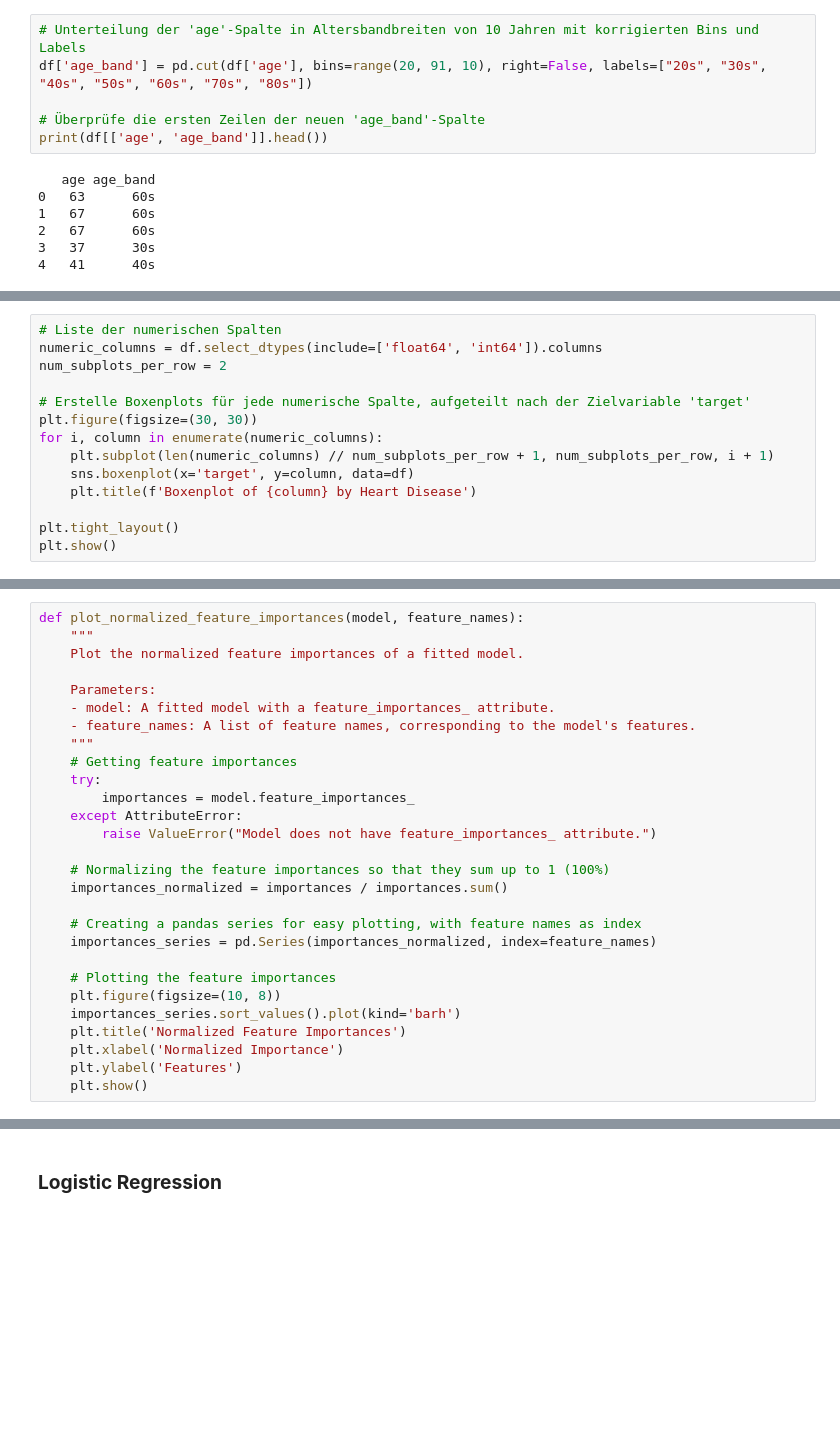
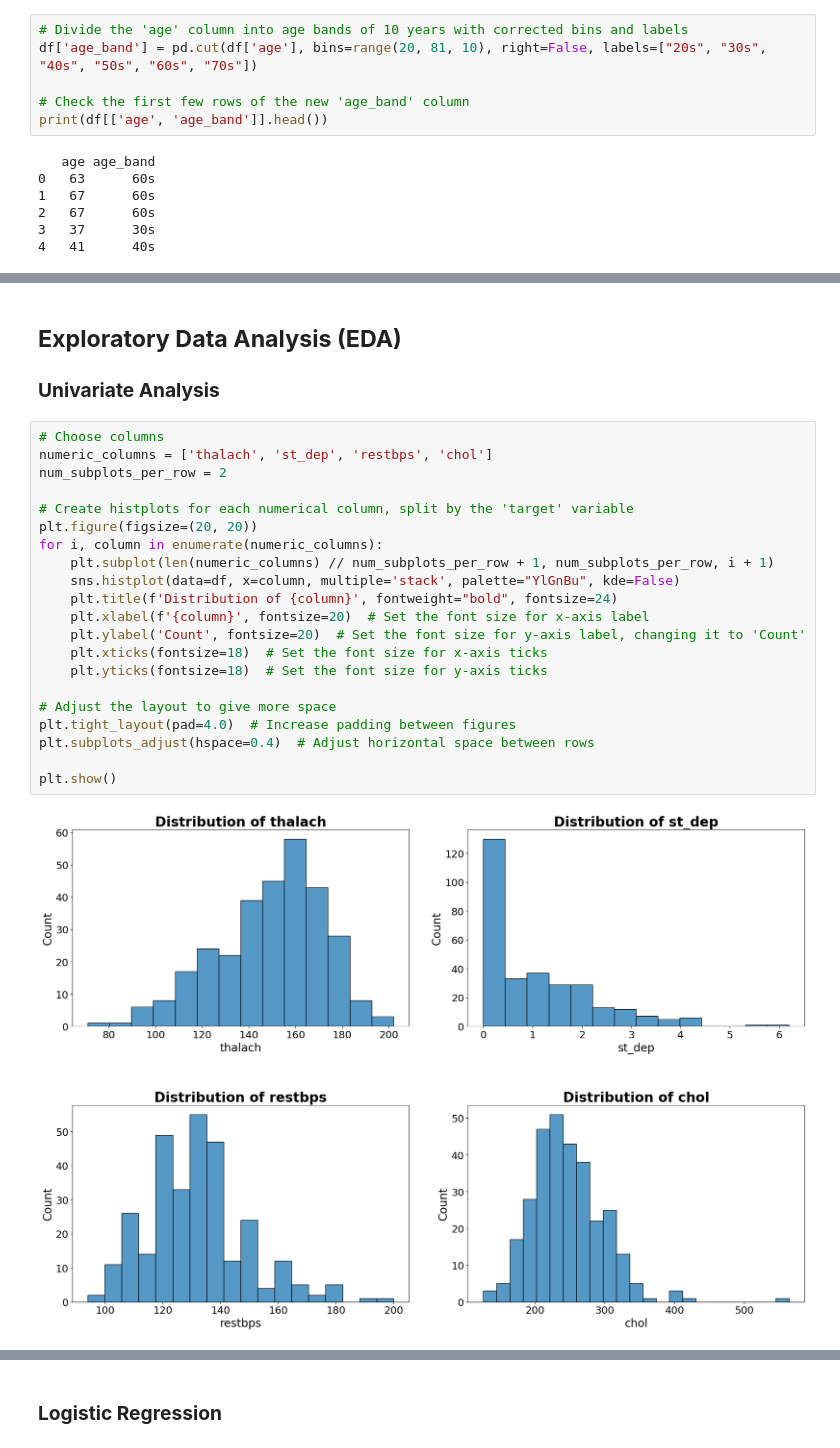
Before and after one commit to jenst1234/Data_Science_Portfolio, a Jupyter notebook: Heart Disease Prediction/notebooks/heart_disease_prediction.ipynb, the cells around one changed output, grey strips where cells are left out. Cells and saved outputs as stored; diff of their text form; blank space fills up the shorter version.

```diff
--- a/Heart Disease Prediction/notebooks/heart_disease_prediction.ipynb
+++ b/Heart Disease Prediction/notebooks/heart_disease_prediction.ipynb
@@ -150,8 +183,8 @@ array([0, 1], dtype=int64)
 # %%
-# Unterteilung der 'age'-Spalte in Altersbandbreiten von 10 Jahren mit korrigierten Bins und Labels
-df['age_band'] = pd.cut(df['age'], bins=range(20, 91, 10), right=False, labels=["20s", "30s", "40s", "50s", "60s", "70s", "80s"])
+# Divide the 'age' column into age bands of 10 years with corrected bins and labels
+df['age_band'] = pd.cut(df['age'], bins=range(20, 81, 10), right=False, labels=["20s", "30s", "40s", "50s", "60s", "70s"])
 
-# Überprüfe die ersten Zeilen der neuen 'age_band'-Spalte
+# Check the first few rows of the new 'age_band' column
 print(df[['age', 'age_band']].head())
 # %% [output]
    age age_band
@@ -319,14 +278,0 @@ plt.show()
-# %%
-# Liste der numerischen Spalten
-numeric_columns = df.select_dtypes(include=['float64', 'int64']).columns
-num_subplots_per_row = 2
-
-# Erstelle Boxenplots für jede numerische Spalte, aufgeteilt nach der Zielvariable 'target'
-plt.figure(figsize=(30, 30))
-for i, column in enumerate(numeric_columns):
-    plt.subplot(len(numeric_columns) // num_subplots_per_row + 1, num_subplots_per_row, i + 1)
-    sns.boxenplot(x='target', y=column, data=df)
-    plt.title(f'Boxenplot of {column} by Heart Disease')
-
-plt.tight_layout()
-plt.show()
@@ -520,28 +279,26 @@ def print_metrics(y_true, y_pred, model_name, store_metrics=True):
-# %%
-def plot_normalized_feature_importances(model, feature_names):
-    """
-    Plot the normalized feature importances of a fitted model.
-
-    Parameters:
-    - model: A fitted model with a feature_importances_ attribute.
-    - feature_names: A list of feature names, corresponding to the model's features.
-    """
-    # Getting feature importances
-    try:
-        importances = model.feature_importances_
-    except AttributeError:
-        raise ValueError("Model does not have feature_importances_ attribute.")
-
-    # Normalizing the feature importances so that they sum up to 1 (100%)
-    importances_normalized = importances / importances.sum()
-
-    # Creating a pandas series for easy plotting, with feature names as index
-    importances_series = pd.Series(importances_normalized, index=feature_names)
-
-    # Plotting the feature importances
-    plt.figure(figsize=(10, 8))
-    importances_series.sort_values().plot(kind='barh')
-    plt.title('Normalized Feature Importances')
-    plt.xlabel('Normalized Importance')
-    plt.ylabel('Features')
-    plt.show()
+# %% [markdown]
+## **Exploratory Data Analysis (EDA)**
+### **Univariate Analysis**
+# %%
+# Choose columns
+numeric_columns = ['thalach', 'st_dep', 'restbps', 'chol']
+num_subplots_per_row = 2
+
+# Create histplots for each numerical column, split by the 'target' variable
+plt.figure(figsize=(20, 20))
+for i, column in enumerate(numeric_columns):
+    plt.subplot(len(numeric_columns) // num_subplots_per_row + 1, num_subplots_per_row, i + 1)
+    sns.histplot(data=df, x=column, multiple='stack', palette="YlGnBu", kde=False)
+    plt.title(f'Distribution of {column}', fontweight="bold", fontsize=24)
+    plt.xlabel(f'{column}', fontsize=20)  # Set the font size for x-axis label
+    plt.ylabel('Count', fontsize=20)  # Set the font size for y-axis label, changing it to 'Count'
+    plt.xticks(fontsize=18)  # Set the font size for x-axis ticks
+    plt.yticks(fontsize=18)  # Set the font size for y-axis ticks
+
+# Adjust the layout to give more space
+plt.tight_layout(pad=4.0)  # Increase padding between figures
+plt.subplots_adjust(hspace=0.4)  # Adjust horizontal space between rows
+
+plt.show()
+# %% [output]
+[figure, added]
```
Also changed, not shown: parts of 113 cells of this notebook, 3 other files.
